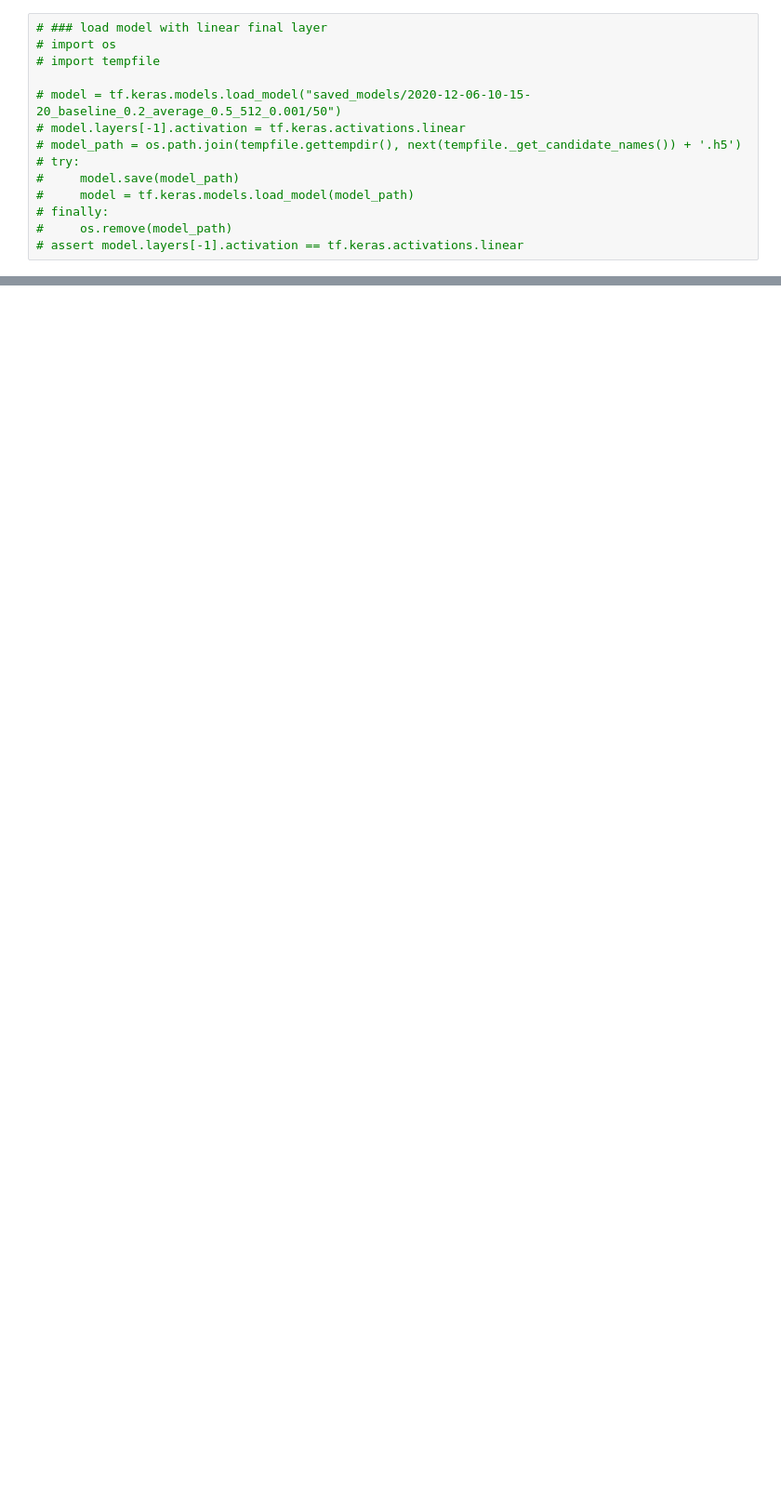
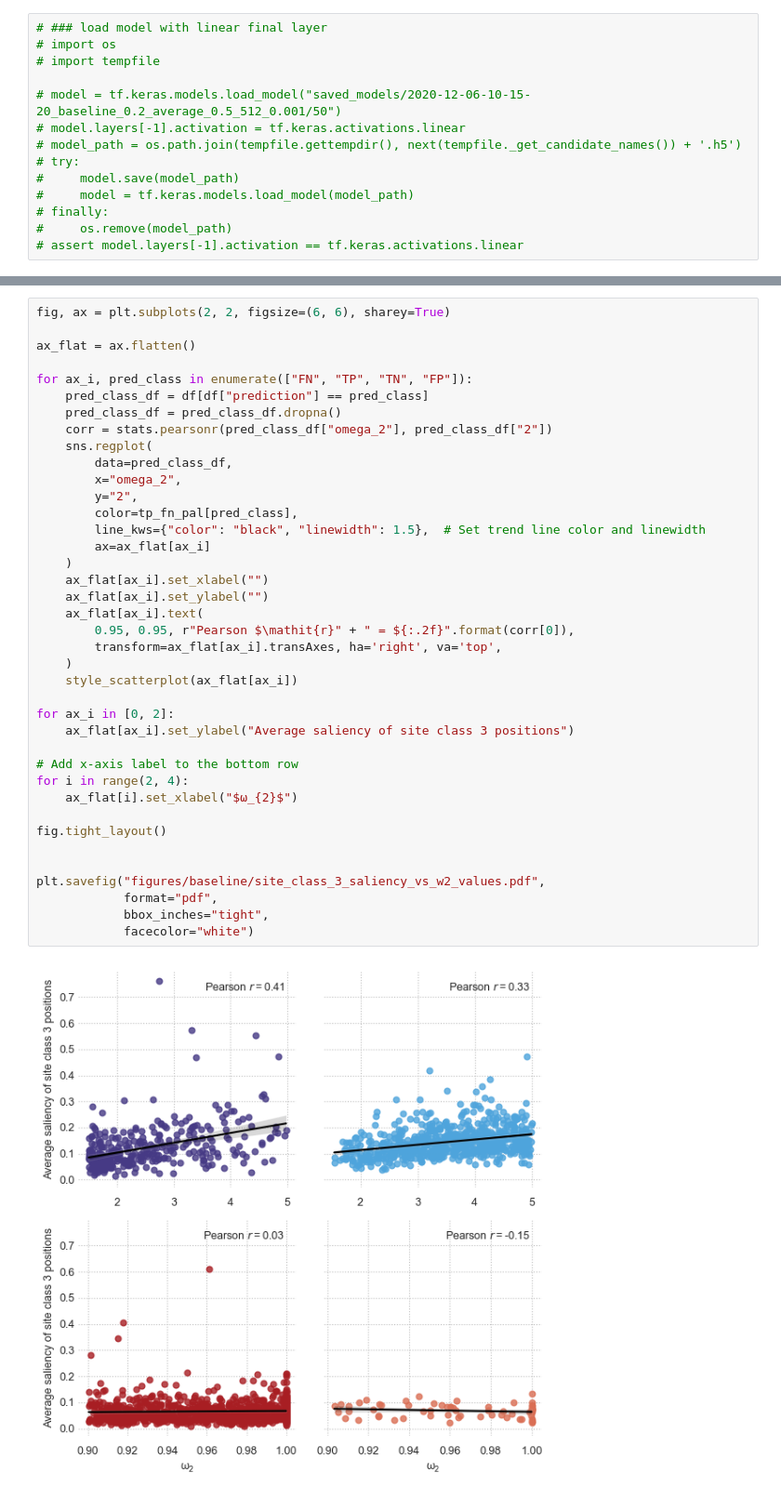
Before and after one commit to charlotte-west/OmegaAI, a Jupyter notebook: saliency_maps.ipynb, the cells around one changed output, grey strips where cells are left out. Shown at 93% size. Cells and saved outputs as stored; diff of their text form; blank space fills up the shorter version.

```diff
--- a/saliency_maps.ipynb
+++ b/saliency_maps.ipynb
@@ -2845,0 +1207,41 @@ ax.get_legend()
+# %%
+fig, ax = plt.subplots(2, 2, figsize=(6, 6), sharey=True)
+
+ax_flat = ax.flatten()
+
+for ax_i, pred_class in enumerate(["FN", "TP", "TN", "FP"]):
+    pred_class_df = df[df["prediction"] == pred_class]
+    pred_class_df = pred_class_df.dropna()
+    corr = stats.pearsonr(pred_class_df["omega_2"], pred_class_df["2"])
+    sns.regplot(
+        data=pred_class_df,
+        x="omega_2",
+        y="2",
+        color=tp_fn_pal[pred_class],
+        line_kws={"color": "black", "linewidth": 1.5},  # Set trend line color and linewidth
+        ax=ax_flat[ax_i]
+    )
+    ax_flat[ax_i].set_xlabel("")
+    ax_flat[ax_i].set_ylabel("")
+    ax_flat[ax_i].text(
+        0.95, 0.95, r"Pearson $\mathit{r}" + " = ${:.2f}".format(corr[0]),
+        transform=ax_flat[ax_i].transAxes, ha='right', va='top',
+    )
+    style_scatterplot(ax_flat[ax_i])
+
+for ax_i in [0, 2]:
+    ax_flat[ax_i].set_ylabel("Average saliency of site class 3 positions")
+
+# Add x-axis label to the bottom row
+for i in range(2, 4):
+    ax_flat[i].set_xlabel("$ω_{2}$")
+
+fig.tight_layout()
+
+
+plt.savefig("figures/baseline/site_class_3_saliency_vs_w2_values.pdf",
+            format="pdf",
+            bbox_inches="tight",
+            facecolor="white")
+# %% [output]
+[figure, added]
```
Also changed, not shown: parts of 121 cells of this notebook, 40 other files.
